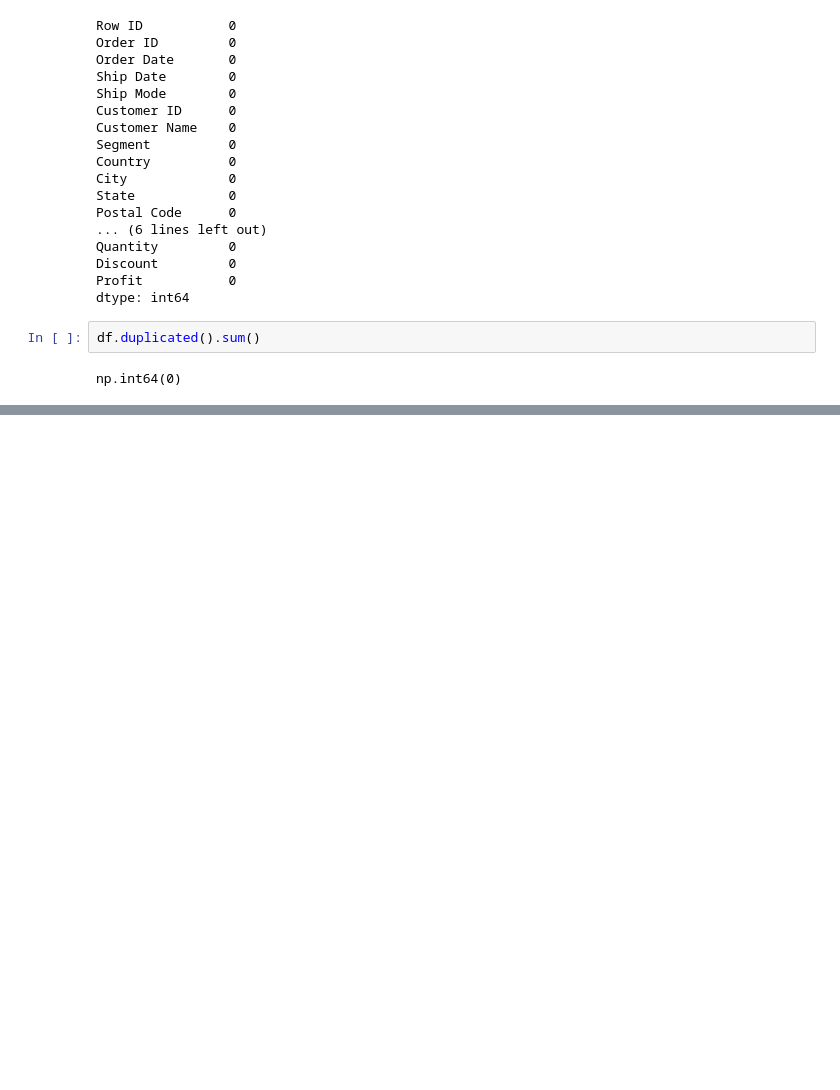
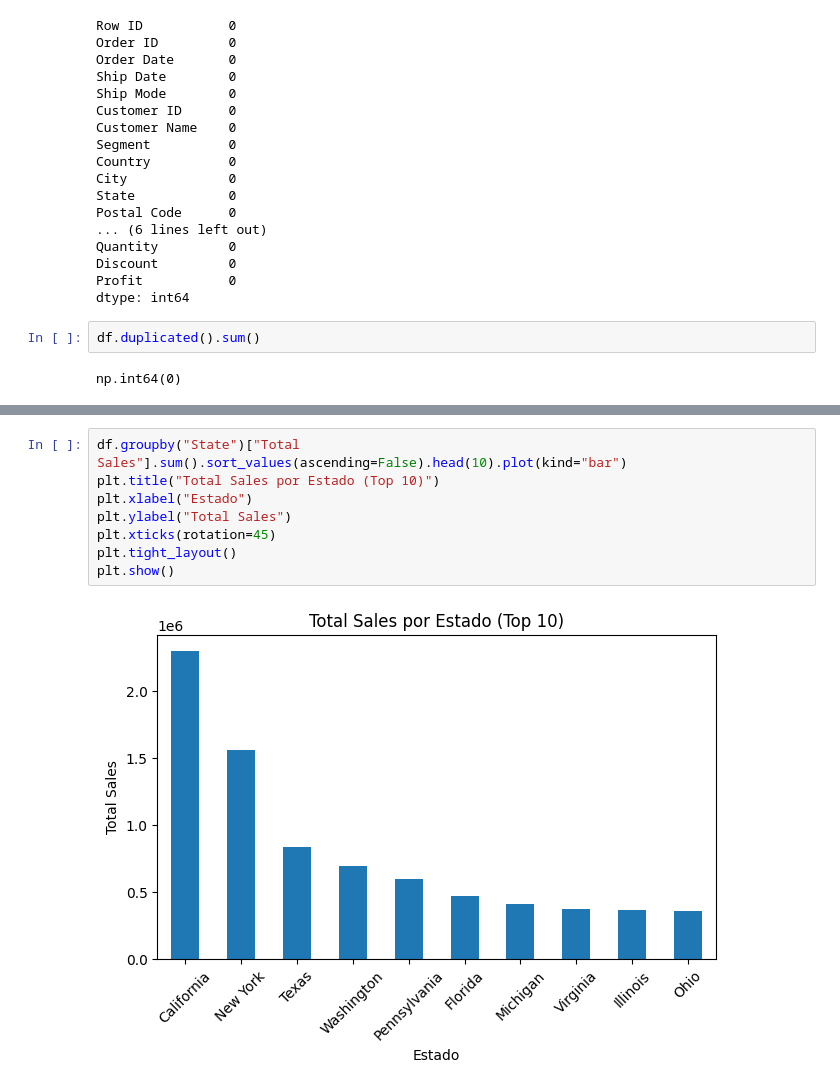
Before and after one commit to EEEliax/data-science-aws, a Jupyter notebook: notebooks/semana2_analisis_EDA.ipynb, the cells around one changed output, grey strips where cells are left out. Saved outputs shown, nothing was run; the diff lists cells and outputs as text; blank space fills up the shorter version.

```diff
--- a/notebooks/semana2_analisis_EDA.ipynb
+++ b/notebooks/semana2_analisis_EDA.ipynb
@@ -72,0 +135,10 @@ np.int64(0)
+# %%
+df.groupby("State")["Total Sales"].sum().sort_values(ascending=False).head(10).plot(kind="bar")
+plt.title("Total Sales por Estado (Top 10)")
+plt.xlabel("Estado")
+plt.ylabel("Total Sales")
+plt.xticks(rotation=45)
+plt.tight_layout()
+plt.show()
+# %% [output]
+[figure, added]
```
Also changed, not shown: parts of 7 cells of this notebook.
